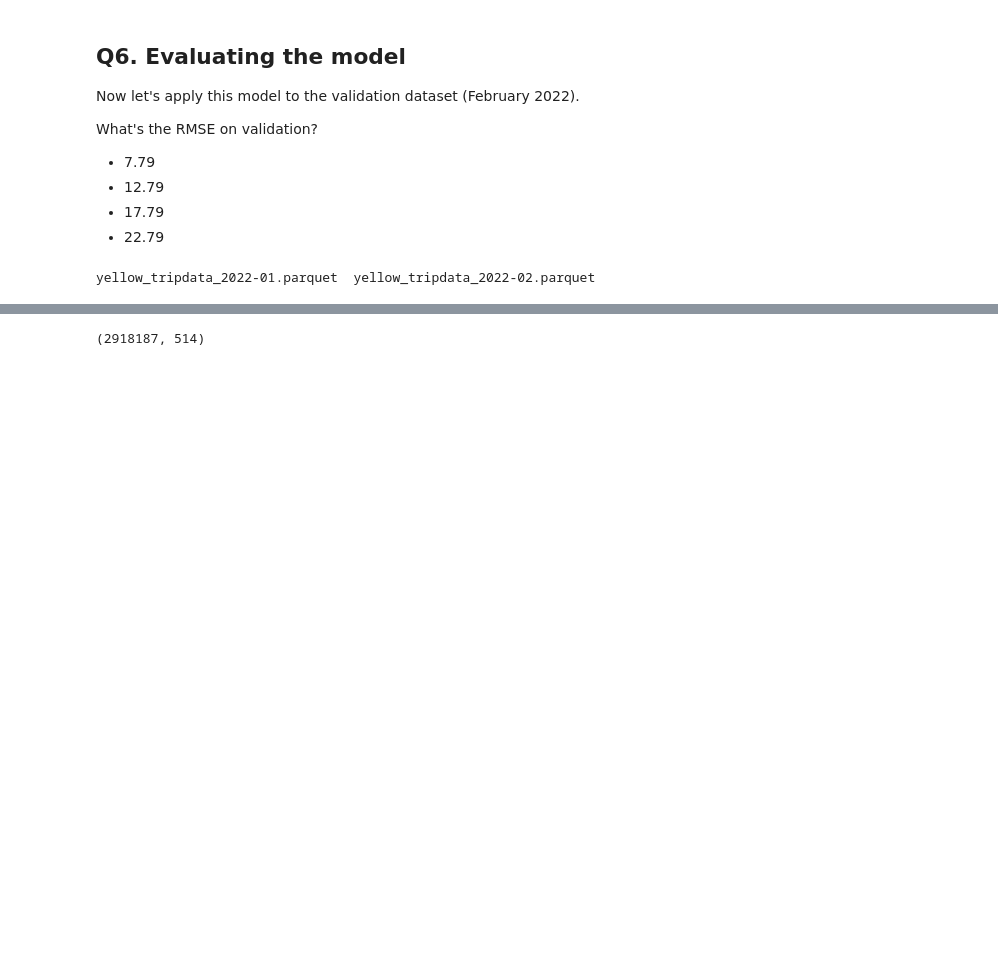
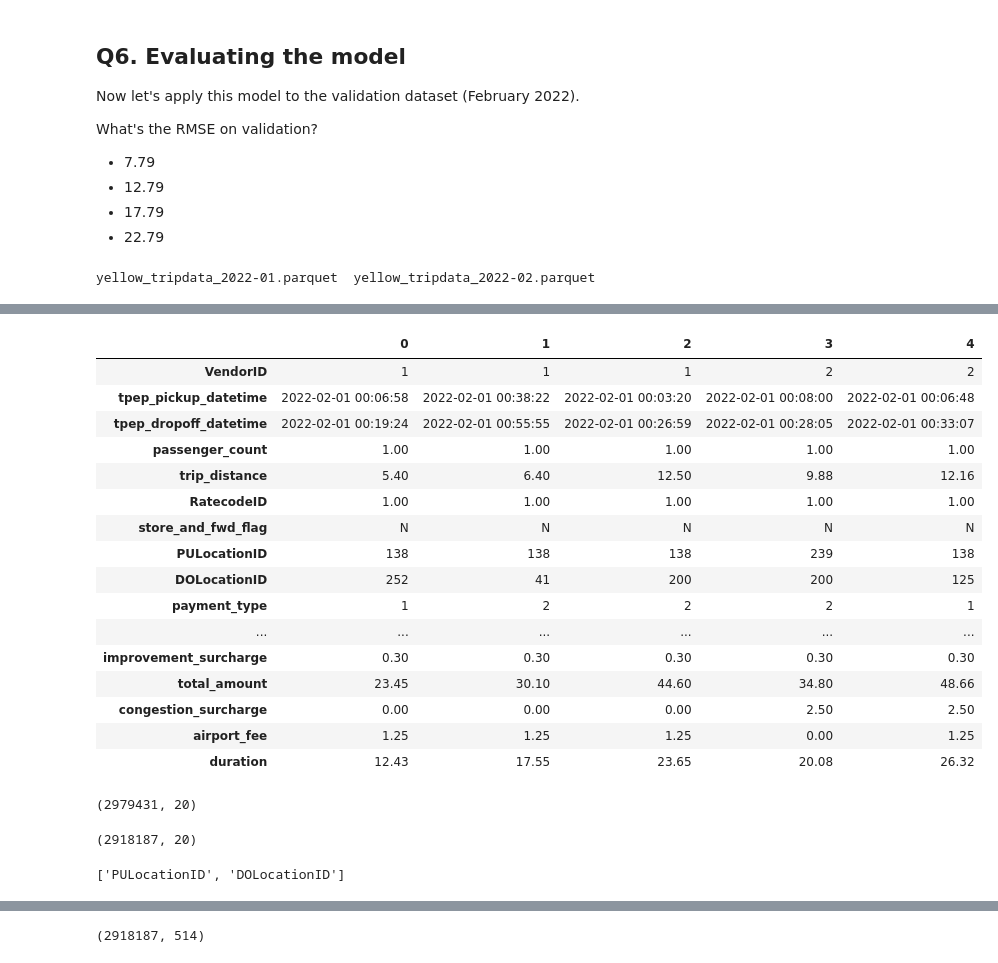
Before and after one commit to bhasarma/MLOps-zoomcamp, a Jupyter notebook: homeworks/week-01-introduction/homework-week-01-intrduction.ipynb, the cells around one changed output, grey strips where cells are left out. Cells and saved outputs as stored; diff of their text form; code cells hidden in the pictures; blank space fills up the shorter version.

```diff
--- a/homeworks/week-01-introduction/homework-week-01-intrduction.ipynb
+++ b/homeworks/week-01-introduction/homework-week-01-intrduction.ipynb
@@ -371,0 +456,24 @@ df_val = pd.read_parquet('yellow_tripdata_2022-02.parquet')
+# %%
+df_val.head().T
+# %% [output]
+|  | 0 | 1 | 2 | 3 | 4 |
+| VendorID | 1 | 1 | 1 | 2 | 2 |
+| tpep_pickup_datetime | 2022-02-01 00:06:58 | 2022-02-01 00:38:22 | 2022-02-01 00:03:20 | 2022-02-01 00:08:00 | 2022-02-01 00:06:48 |
+| tpep_dropoff_datetime | 2022-02-01 00:19:24 | 2022-02-01 00:55:55 | 2022-02-01 00:26:59 | 2022-02-01 00:28:05 | 2022-02-01 00:33:07 |
+| passenger_count | 1.00 | 1.00 | 1.00 | 1.00 | 1.00 |
+| trip_distance | 5.40 | 6.40 | 12.50 | 9.88 | 12.16 |
+| RatecodeID | 1.00 | 1.00 | 1.00 | 1.00 | 1.00 |
+| store_and_fwd_flag | N | N | N | N | N |
+| PULocationID | 138 | 138 | 138 | 239 | 138 |
+| DOLocationID | 252 | 41 | 200 | 200 | 125 |
+| payment_type | 1 | 2 | 2 | 2 | 1 |
+| ... | ... | ... | ... | ... | ... |
+| improvement_surcharge | 0.30 | 0.30 | 0.30 | 0.30 | 0.30 |
+| total_amount | 23.45 | 30.10 | 44.60 | 34.80 | 48.66 |
+| congestion_surcharge | 0.00 | 0.00 | 0.00 | 2.50 | 2.50 |
+| airport_fee | 1.25 | 1.25 | 1.25 | 0.00 | 1.25 |
+| duration | 12.43 | 17.55 | 23.65 | 20.08 | 26.32 |
+# %%
+df_val.shape
+# %% [output]
+(2979431, 20)
@@ -372 +482,9 @@ df_val = pd.read_parquet('yellow_tripdata_2022-02.parquet')
+# %%
+df_val.shape
+# %% [output]
+(2918187, 20)
+# %%
+categorical
+# %% [output]
+['PULocationID', 'DOLocationID']
 # %%
```
Also changed, not shown: parts of 23 cells of this notebook, 4 other files.
